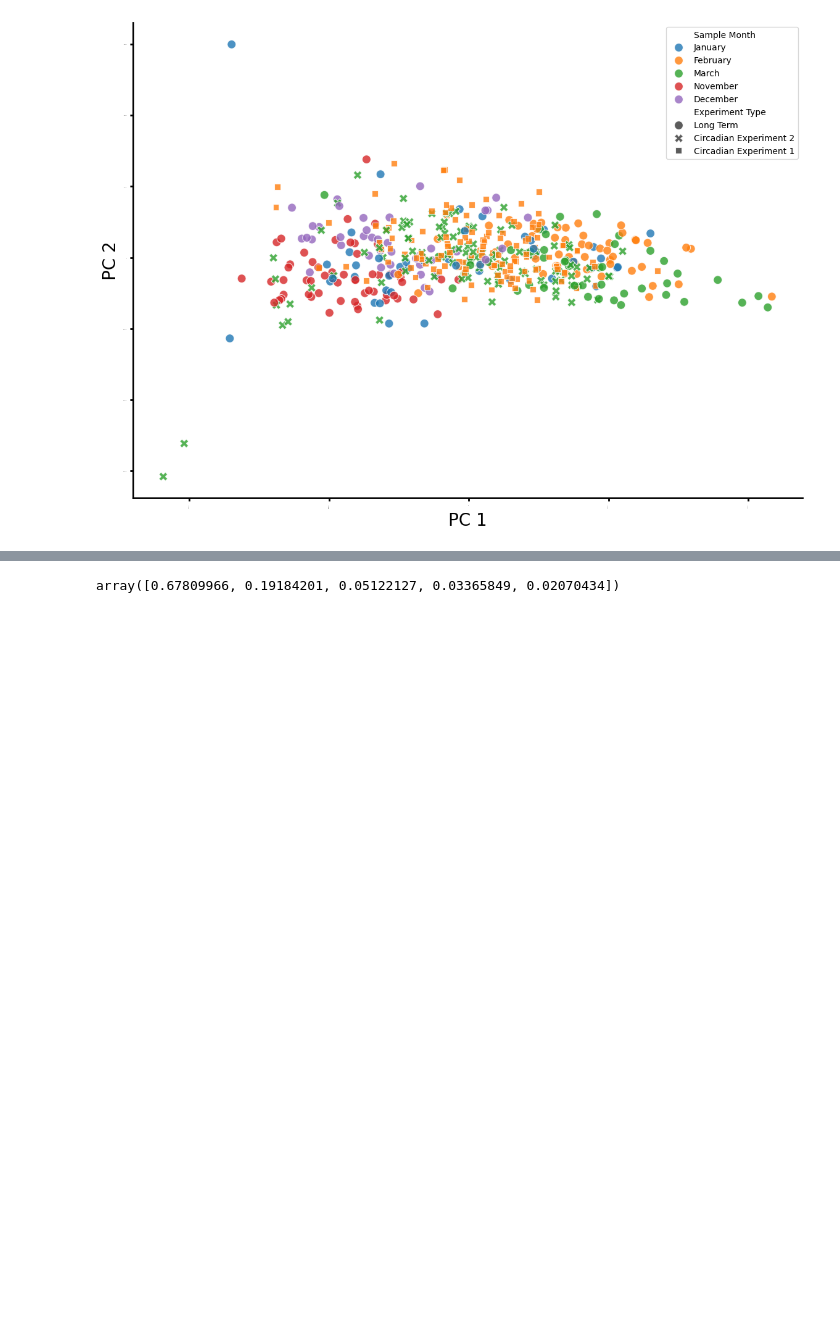
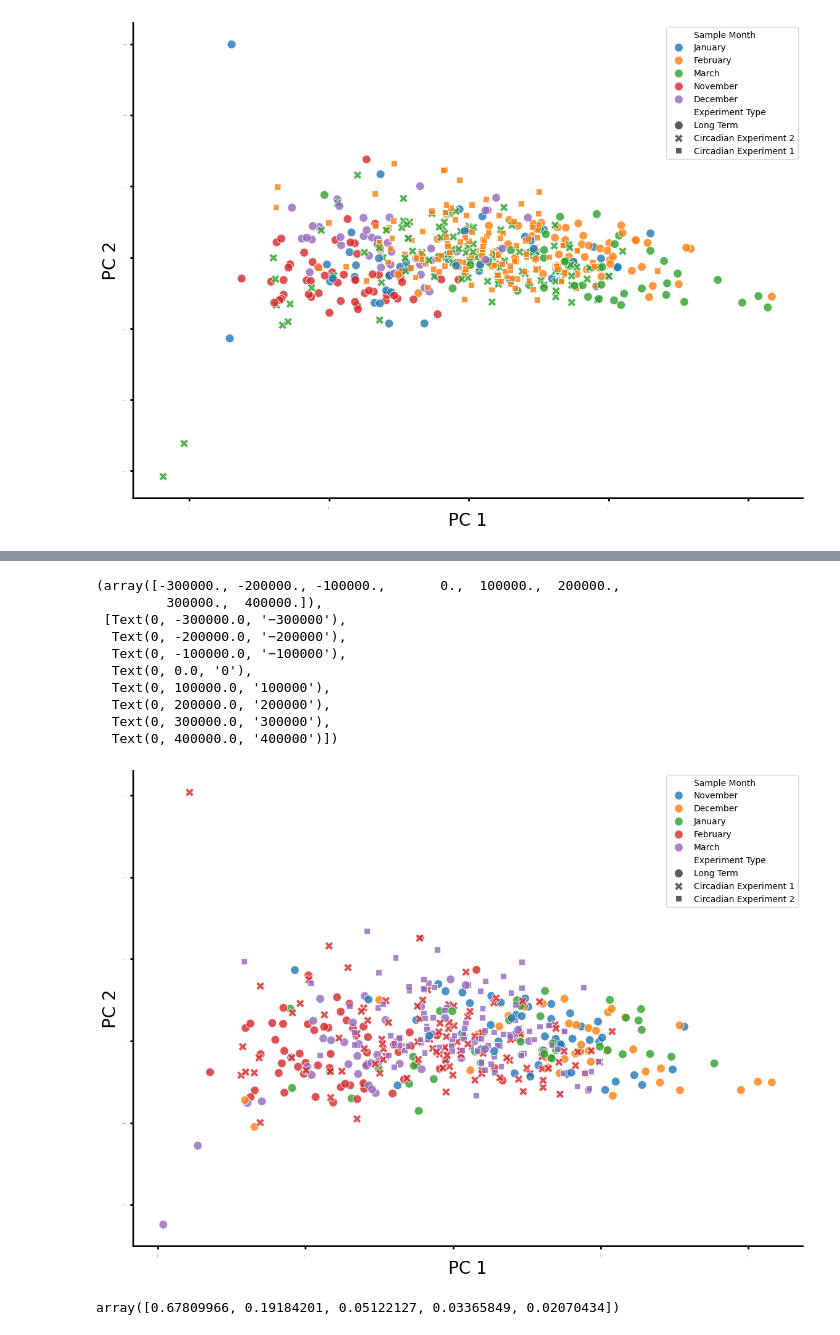
Before and after one commit to mikepassal/Outdoor_microbiome, a Jupyter notebook: Local_analysis/Build_expression_matrices_and_metadata/qc_and_pca_of_expression_plates_1_to_5_modified_pca.ipynb, the cells around one changed output, grey strips where cells are left out. Drawn from its saved outputs; the diff is of its cells as text; code cells hidden in the pictures; blank space fills up the shorter version.

```diff
--- a/Local_analysis/Build_expression_matrices_and_metadata/qc_and_pca_of_expression_plates_1_to_5_modified_pca.ipynb
+++ b/Local_analysis/Build_expression_matrices_and_metadata/qc_and_pca_of_expression_plates_1_to_5_modified_pca.ipynb
@@ -255,3 +243,10 @@ plt.yticks(fontsize=0)
   Text(0, 300000.0, '300000'),
   Text(0, 400000.0, '400000')])
 [figure]
+# %%
+trimmed_expression_data = expression_data.loc[
+    expression_data.index.isin(trimmed_metadata.index)
+]
+pca_model_trimmed = sklearn.decomposition.PCA(n_components=5)
+trimmed_pca_comp = pca_model_trimmed.fit_transform(trimmed_expression_data)
+pca_model_trimmed.explained_variance_ratio_
@@ -258,3 +271,50 @@ plt.yticks(fontsize=0)
+# %%
+fig, ax = plt.subplots(figsize=(14, 10))
+fig.patch.set_facecolor("white")
+ax = sns.scatterplot(
+    x=trimmed_pca_comp[:, 0],
+    y=trimmed_pca_comp[:, 1],
+    hue=trimmed_metadata["Sample Month"],
+    style=trimmed_metadata["Experiment Type"],
+    s=100,
+    alpha=0.8,
+)
+plt.xlabel("PC 1", fontsize=20)
+plt.ylabel("PC 2", fontsize=20)
+sns.despine()
+# ax.grid(False)
+# plt.axhline(1, color = 'red', linestyle = 'dashed')
+ax.spines["bottom"].set_color("black")
+ax.spines["bottom"].set_linewidth(2)
+ax.spines["left"].set_color("black")
+ax.spines["left"].set_linewidth(2)
+ax.tick_params(axis="both", width=2)
+# plt.xlim((0,3))
+# plt.ylim((0, 3))
+# handles, labels  =  ax.get_legend_handles_labels()
+ax.legend(loc="upper right")
+# plt.title("Current Threshold is 31", fontsize = 20)
+plt.xticks(fontsize=0, rotation=90)
+plt.yticks(fontsize=0)
+# ax.plot([0,1],[0,1], transform=ax.transAxes, linestyle = 'dashed', color = 'k', linewidth = 1.5)
+# for line in range(0,full_meta_data.shape[0]):
+#      ax.text(pca[:,0][line]+0.01, pca[:,1][line],
+#      full_meta_data['plate.pos'][line], horizontalalignment='left',
+#      size='medium', color='black', weight='semibold')
+
+# plt.ylim(0,10)
+# %% [output]
+(array([-300000., -200000., -100000.,       0.,  100000.,  200000.,
+         300000.,  400000.]),
+ [Text(0, -300000.0, '−300000'),
+  Text(0, -200000.0, '−200000'),
+  Text(0, -100000.0, '−100000'),
+  Text(0, 0.0, '0'),
+  Text(0, 100000.0, '100000'),
+  Text(0, 200000.0, '200000'),
+  Text(0, 300000.0, '300000'),
+  Text(0, 400000.0, '400000')])
+[figure, added]
 # %%
 long_term_meta_data = full_meta_data.loc[
     full_meta_data["Experiment Type"] == "Long Term"
```
Also changed, not shown: parts of 10 cells of this notebook, 2 other files.
